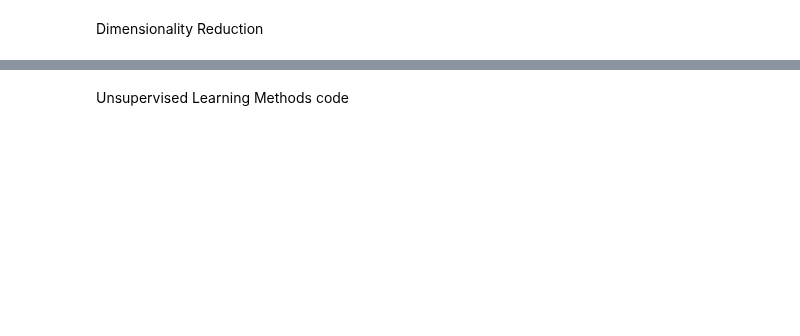
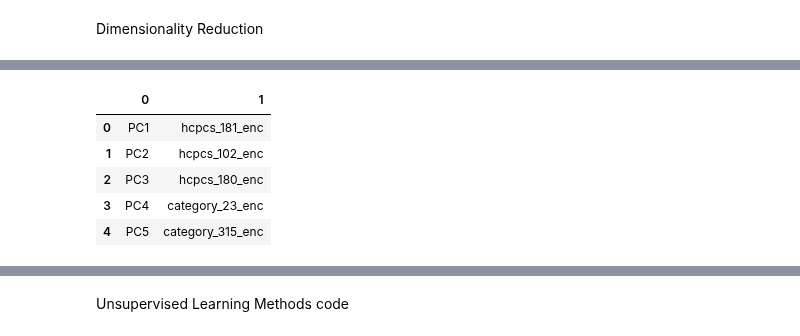
Before and after one commit to martza87/siads_696_mII, a Jupyter notebook: src/04_unsupervised_learning_model.ipynb, the cells around one changed output, grey strips where cells are left out. Cells and saved outputs as stored; diff of their text form; code cells hidden in the pictures; blank space fills up the shorter version.

```diff
--- a/src/04_unsupervised_learning_model.ipynb
+++ b/src/04_unsupervised_learning_model.ipynb
@@ -64,0 +126,26 @@ fitted_pca = pca.fit_transform(X_train)
+# %%
+# number of components
+n_pcs= pca.components_.shape[0]
+
+# get the index of the most important feature on EACH component i.e. largest absolute value
+# using LIST COMPREHENSION HERE
+most_important = [np.abs(pca.components_[i]).argmax() for i in range(n_pcs)]
+
+initial_feature_names = df_lab_enc.columns
+
+# get the names
+most_important_names = [initial_feature_names[most_important[i]] for i in range(n_pcs)]
+
+# using LIST COMPREHENSION HERE AGAIN
+dic = {'PC{}'.format(i+1): most_important_names[i] for i in range(n_pcs)}
+# %%
+# build the dataframe
+df = pd.DataFrame(sorted(dic.items()))
+df
+# %% [output]
+|  | 0 | 1 |
+| 0 | PC1 | hcpcs_181_enc |
+| 1 | PC2 | hcpcs_102_enc |
+| 2 | PC3 | hcpcs_180_enc |
+| 3 | PC4 | category_23_enc |
+| 4 | PC5 | category_315_enc |
```
Also changed, not shown: parts of 12 cells of this notebook, 3 other files.
